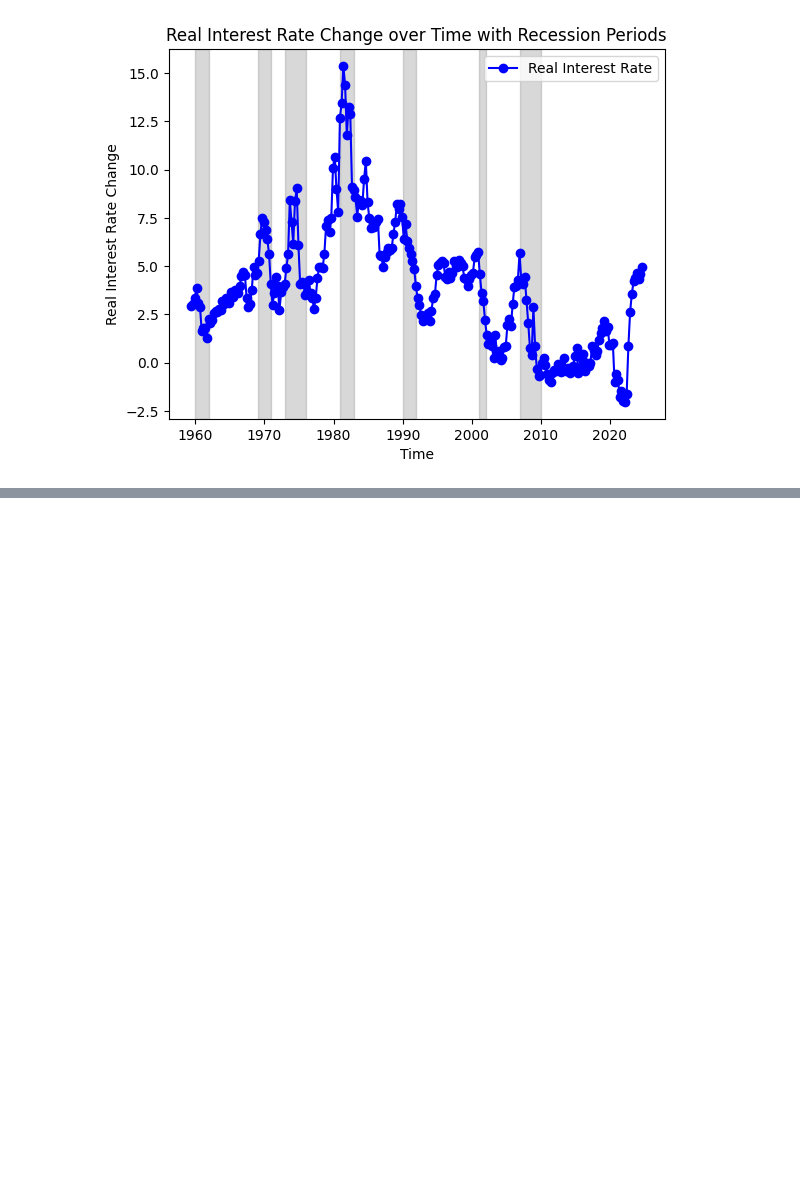
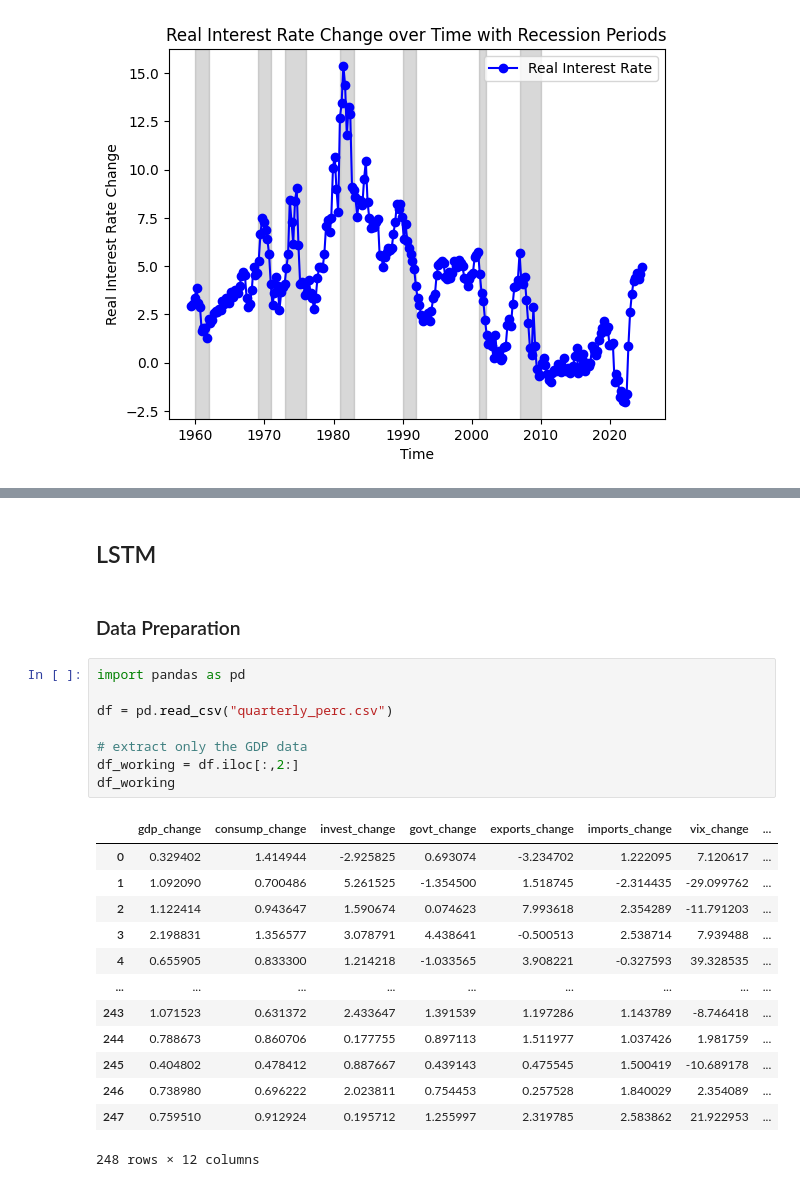
Before and after one commit to loowenwen/databusters, a Jupyter notebook: NUS_DSESC_DATABUSTERS_11.ipynb, the cells around one changed output, grey strips where cells are left out. Cells and saved outputs as stored; diff of their text form; blank space fills up the shorter version.

```diff
--- a/NUS_DSESC_DATABUSTERS_11.ipynb
+++ b/NUS_DSESC_DATABUSTERS_11.ipynb
@@ -296,0 +517,26 @@ datetime64[ns]
+# %% [markdown]
+## LSTM
+# %% [markdown]
+### Data Preparation
+# %%
+import pandas as pd
+
+df = pd.read_csv("quarterly_perc.csv")
+
+# extract only the GDP data
+df_working = df.iloc[:,2:]
+df_working
+# %% [output]
+|  | gdp_change | consump_change | invest_change | govt_change | exports_change | imports_change | vix_change | ... |
+| 0 | 0.329402 | 1.414944 | -2.925825 | 0.693074 | -3.234702 | 1.222095 | 7.120617 | ... |
+| 1 | 1.092090 | 0.700486 | 5.261525 | -1.354500 | 1.518745 | -2.314435 | -29.099762 | ... |
+| 2 | 1.122414 | 0.943647 | 1.590674 | 0.074623 | 7.993618 | 2.354289 | -11.791203 | ... |
+| 3 | 2.198831 | 1.356577 | 3.078791 | 4.438641 | -0.500513 | 2.538714 | 7.939488 | ... |
+| 4 | 0.655905 | 0.833300 | 1.214218 | -1.033565 | 3.908221 | -0.327593 | 39.328535 | ... |
+| ... | ... | ... | ... | ... | ... | ... | ... | ... |
+| 243 | 1.071523 | 0.631372 | 2.433647 | 1.391539 | 1.197286 | 1.143789 | -8.746418 | ... |
+| 244 | 0.788673 | 0.860706 | 0.177755 | 0.897113 | 1.511977 | 1.037426 | 1.981759 | ... |
+| 245 | 0.404802 | 0.478412 | 0.887667 | 0.439143 | 0.475545 | 1.500419 | -10.689178 | ... |
+| 246 | 0.738980 | 0.696222 | 2.023811 | 0.754453 | 0.257528 | 1.840029 | 2.354089 | ... |
+| 247 | 0.759510 | 0.912924 | 0.195712 | 1.255997 | 2.319785 | 2.583862 | 21.922953 | ... |
+248 rows × 12 columns
```
Also changed, not shown: parts of 44 cells of this notebook, 1 other file.
